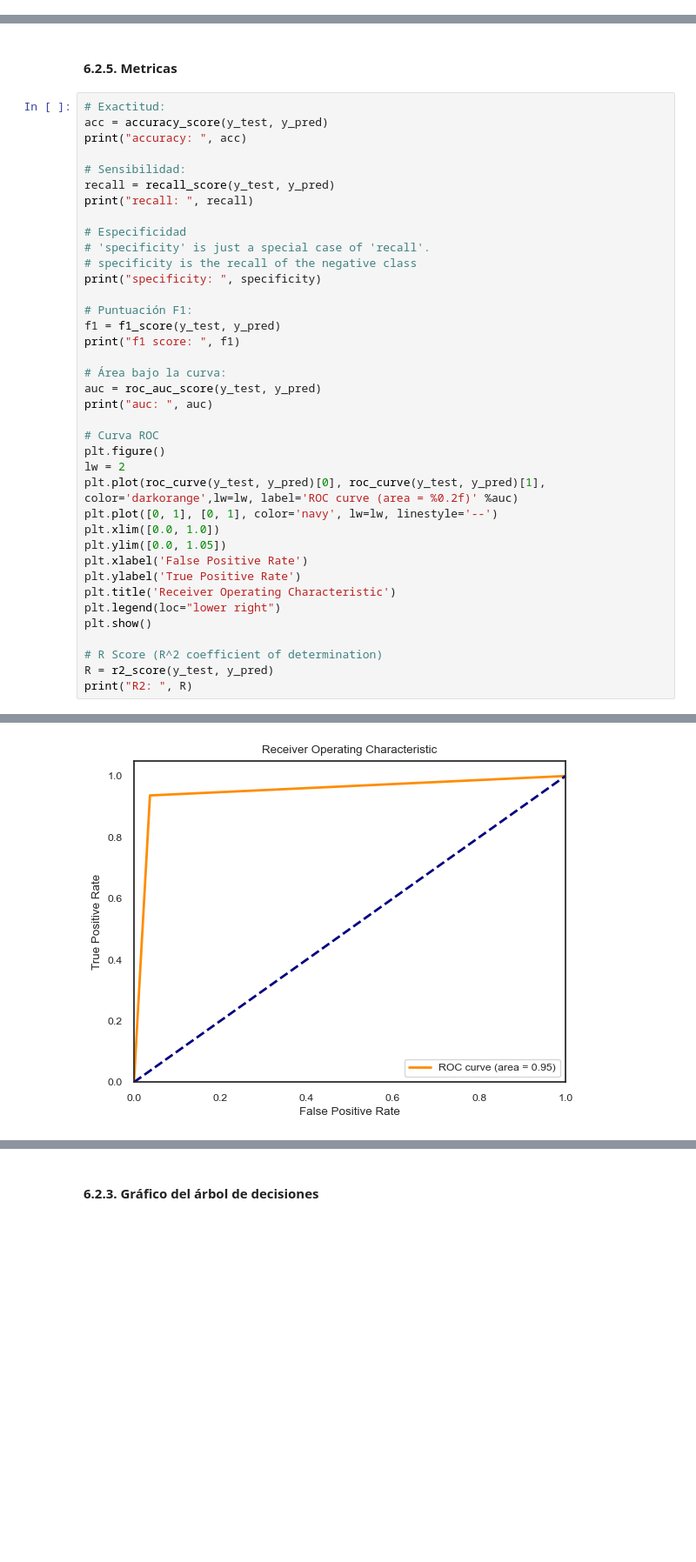
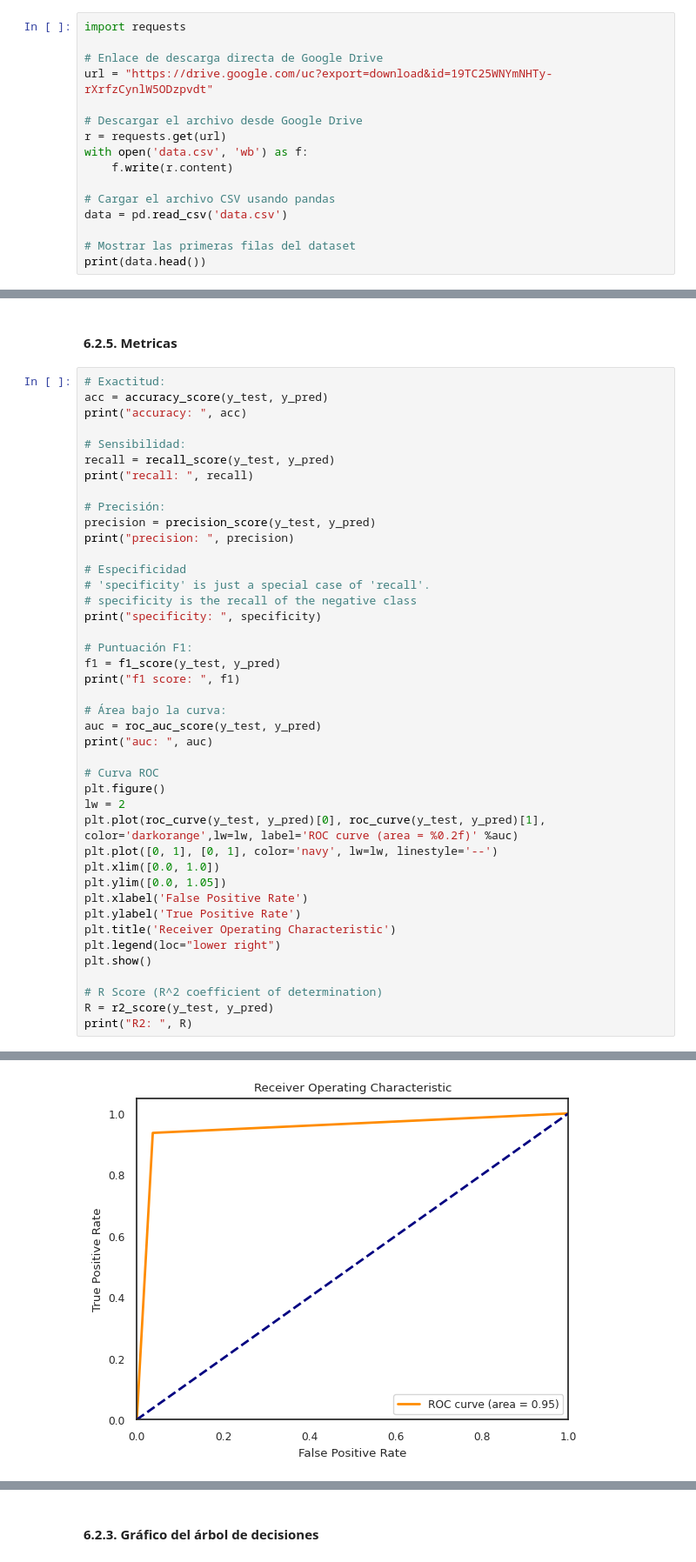
Before and after one commit to walmache/MaestriaIA-UHE, a Jupyter notebook: 2. CienciaAnaliticaDatos/Unidad2/casoPractico/CasoPractico_2_Ciencia_y_Analitica_Datos.ipynb, the cells around one changed output, grey strips where cells are left out. Shown at 87% size. Drawn from its saved outputs; the diff is of its cells as text; blank space fills up the shorter version.

```diff
--- a/2. CienciaAnaliticaDatos/Unidad2/casoPractico/CasoPractico_2_Ciencia_y_Analitica_Datos.ipynb
+++ b/2. CienciaAnaliticaDatos/Unidad2/casoPractico/CasoPractico_2_Ciencia_y_Analitica_Datos.ipynb
@@ -89,0 +69,16 @@ print(data.head())
+# %%
+import requests
+
+# Enlace de descarga directa de Google Drive
+url = "https://drive.google.com/uc?export=download&id=19TC25WNYmNHTy-rXrfzCynlW5ODzpvdt"
+
+# Descargar el archivo desde Google Drive
+r = requests.get(url)
+with open('data.csv', 'wb') as f:
+    f.write(r.content)
+
+# Cargar el archivo CSV usando pandas
+data = pd.read_csv('data.csv')
+
+# Mostrar las primeras filas del dataset
+print(data.head())
@@ -477,6 +510,10 @@ print("accuracy: ", acc)
 # Sensibilidad:
 recall = recall_score(y_test, y_pred)
 print("recall: ", recall)
+
+# Precisión:
+precision = precision_score(y_test, y_pred)
+print("precision: ", precision)
 
 # Especificidad
 # 'specificity' is just a special case of 'recall'.
@@ -513,7 +551,7 @@ recall:  0.9365079365079365
 specificity:  0.9814814814814815
 f1 score:  0.9365079365079365
 auc:  0.9497354497354498
-[figure, old version]
+[figure, new version]
 R2:  0.798941798941799
 # %% [markdown]
 #### 6.2.3. Gráfico del árbol de decisiones
```
Also changed, not shown: parts of 42 cells of this notebook, 3 other files.
